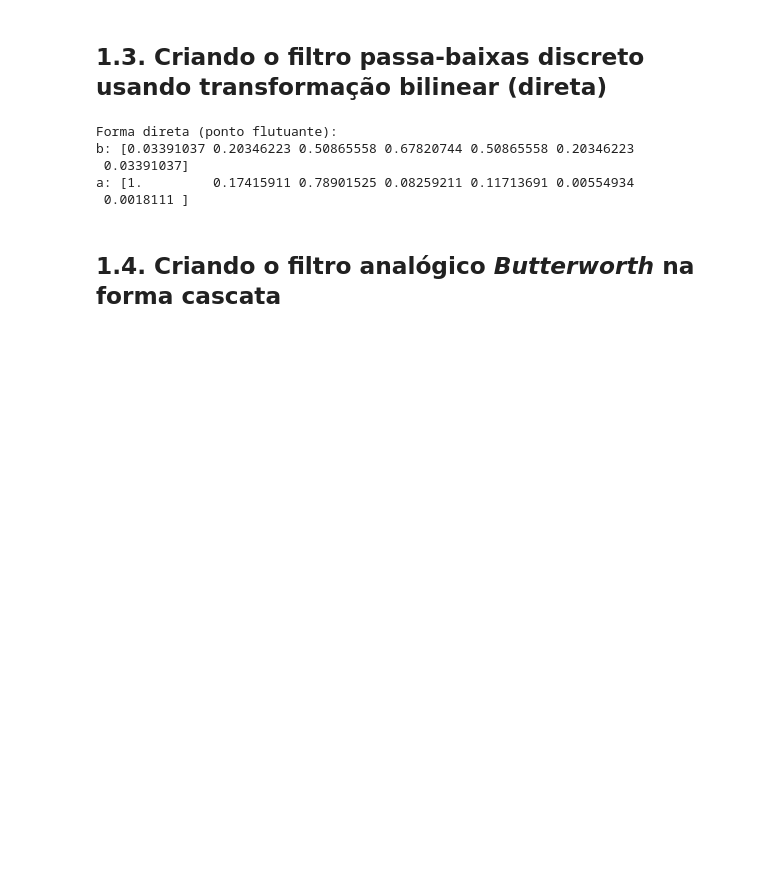
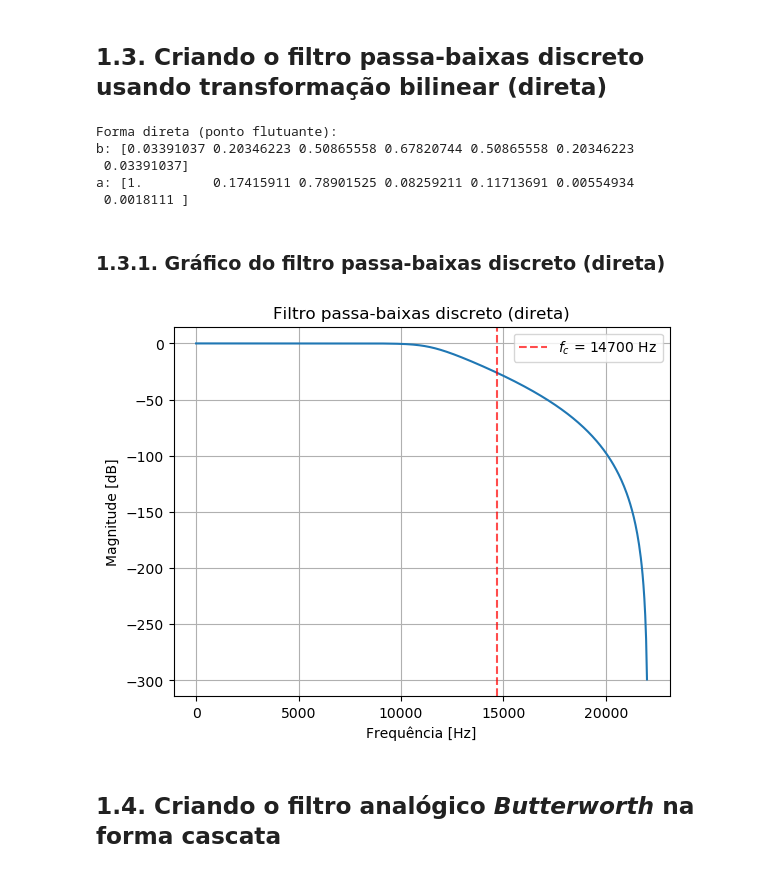
Before and after one commit to pedrohugo-psc/PDS_Trabalho, a Jupyter notebook: filtrobutter.ipynb, the cells around one changed output. Saved outputs shown, nothing was run; the diff lists cells and outputs as text; code cells hidden in the pictures; blank space fills up the shorter version.

```diff
--- a/filtrobutter.ipynb
+++ b/filtrobutter.ipynb
@@ -59,6 +59,24 @@ b: [0.03391037 0.20346223 0.50865558 0.67820744 0.50865558 0.20346223
  0.03391037]
 a: [1.         0.17415911 0.78901525 0.08259211 0.11713691 0.00554934
  0.0018111 ]
+# %% [markdown]
+### 1.3.1. Gráfico do filtro passa-baixas discreto (direta)
+# %%
+from scipy import signal
+import matplotlib.pyplot as plt
+
+bz,az = signal.freqz(filtz.num,filtz.den)
+
+plt.plot(bz*fs/(2*np.pi), 20*np.log10(np.abs(az)))
+plt.axvline(x=fc, color='red', ls='--', label='$f_c$ = {} Hz'.format(round(fc)), alpha=0.7)
+plt.legend()
+plt.title('Filtro passa-baixas discreto (direta)')
+plt.xlabel('Frequência [Hz]')
+plt.ylabel('Magnitude [dB]')
+plt.grid()
+plt.show()
+# %% [output]
+[figure, added]
 # %% [markdown]
 ## 1.4. Criando o filtro analógico *Butterworth* na forma cascata
 # %%
```
Also changed, not shown: parts of 12 cells of this notebook.
